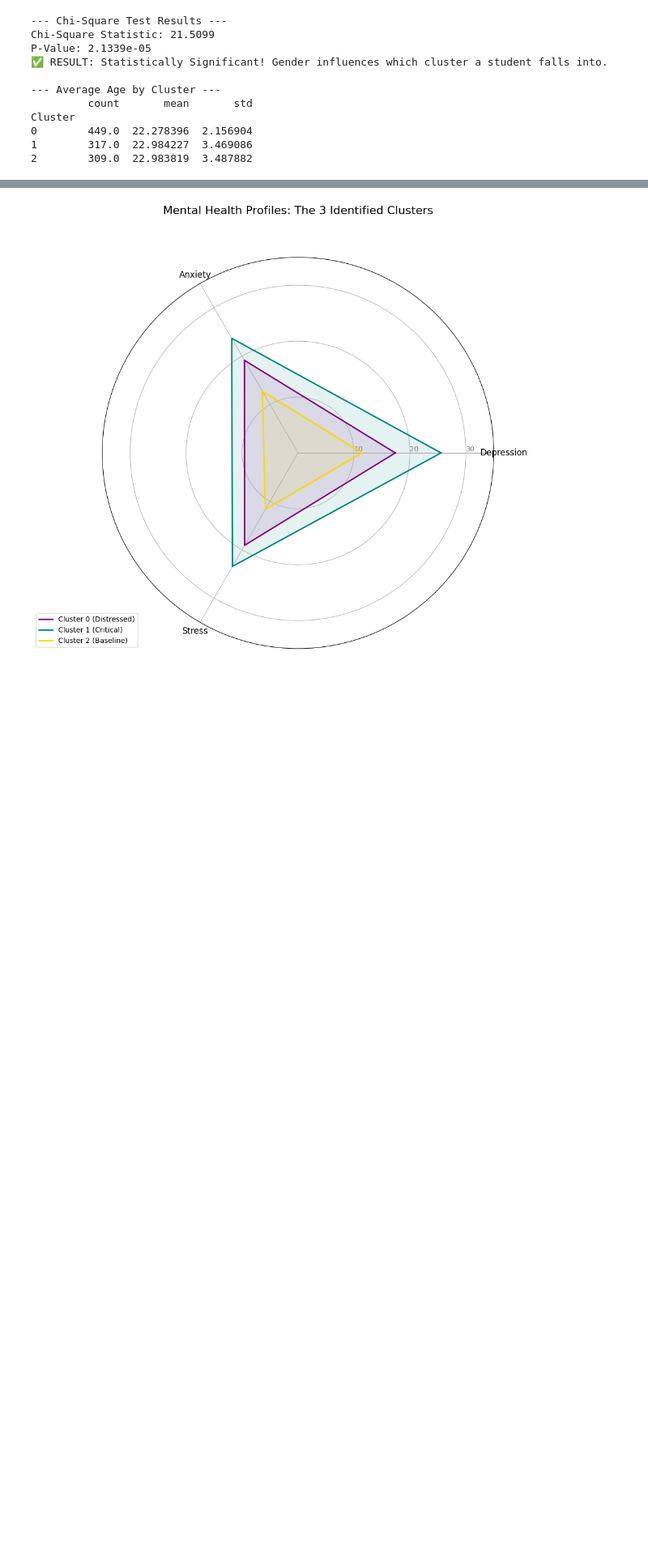
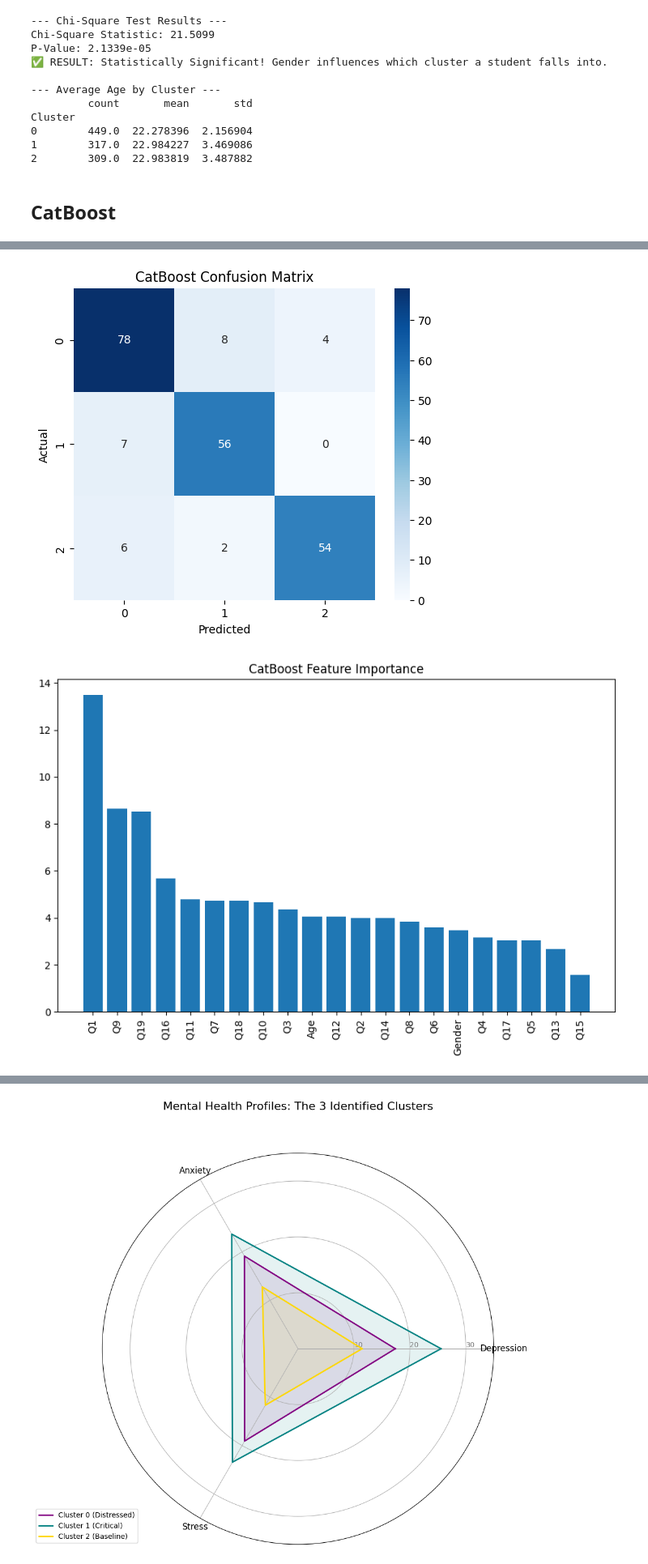
Before and after one commit to MH-Mehedi06/DASS21, a Jupyter notebook: DASS21.ipynb, the cells around one changed output, grey strips where cells are left out. Shown at 81% size. Drawn from its saved outputs; the diff is of its cells as text; code cells hidden in the pictures; blank space fills up the shorter version.

Commit message:
Update model and Visualization

```diff
--- a/DASS21.ipynb
+++ b/DASS21.ipynb
@@ -1084,3 +1158,71 @@ Cluster
 0        449.0  22.278396  2.156904
 1        317.0  22.984227  3.469086
 2        309.0  22.983819  3.487882
+# %% [markdown]
+## CatBoost
+# %%
+
+from catboost import CatBoostClassifier
+from sklearn.model_selection import train_test_split, RandomizedSearchCV, StratifiedKFold
+from sklearn.metrics import accuracy_score, classification_report, confusion_matrix, f1_score
+import numpy as np
+import matplotlib.pyplot as plt
+import seaborn as sns
+
+# TARGET VARIABLE (choose one)
+
+y = df['Cluster']
+
+# TRAIN-TEST SPLIT
+
+X_train, X_test, y_train, y_test = train_test_split(
+    X_scaled, y, test_size=0.2, random_state=42, stratify=y
+)
+
+print("Train size:", X_train.shape)
+print("Test size:", X_test.shape)
+
+# BASE CATBOOST MODEL
+
+cat_model = CatBoostClassifier(
+    iterations=500,
+    learning_rate=0.05,
+    depth=6,
+    loss_function='MultiClass',
+    eval_metric='Accuracy',
+    random_seed=42,
+    verbose=0
+)
+
+cat_model.fit(X_train, y_train)
+
+# PREDICTION & EVALUATION
+y_pred = cat_model.predict(X_test)
+
+acc = accuracy_score(y_test, y_pred)
+f1 = f1_score(y_test, y_pred, average='weighted')
+
+print("\n CATBOOST PERFORMANCE ")
+print(f"Accuracy: {acc:.4f}")
+print(f"Weighted F1-score: {f1:.4f}")
+print("\nClassification Report:\n", classification_report(y_test, y_pred))
+
+# Confusion Matrix
+plt.figure(figsize=(6, 5))
+sns.heatmap(confusion_matrix(y_test, y_pred), annot=True, fmt='d', cmap='Blues')
+plt.title("CatBoost Confusion Matrix")
+plt.xlabel("Predicted")
+plt.ylabel("Actual")
+plt.show()
+
+# FEATURE IMPORTANCE
+importances = cat_model.get_feature_importance()
+feature_names = df.drop(columns=['Cluster', 'Cluster_GMM', 'Cluster_DBSCAN'], errors='ignore').columns
+
+plt.figure(figsize=(10, 6))
+sorted_idx = np.argsort(importances)[::-1]
+plt.bar(range(len(importances)), importances[sorted_idx])
+plt.xticks(range(len(importances)), feature_names[sorted_idx], rotation=90)
+plt.title("CatBoost Feature Importance")
+plt.show()
+# %% [output]
@@ -1086,0 +1246,2 @@ Cluster
+[figure, added]
+[figure, added]
```
Also changed, not shown: parts of 14 cells of this notebook, 6 other files.
